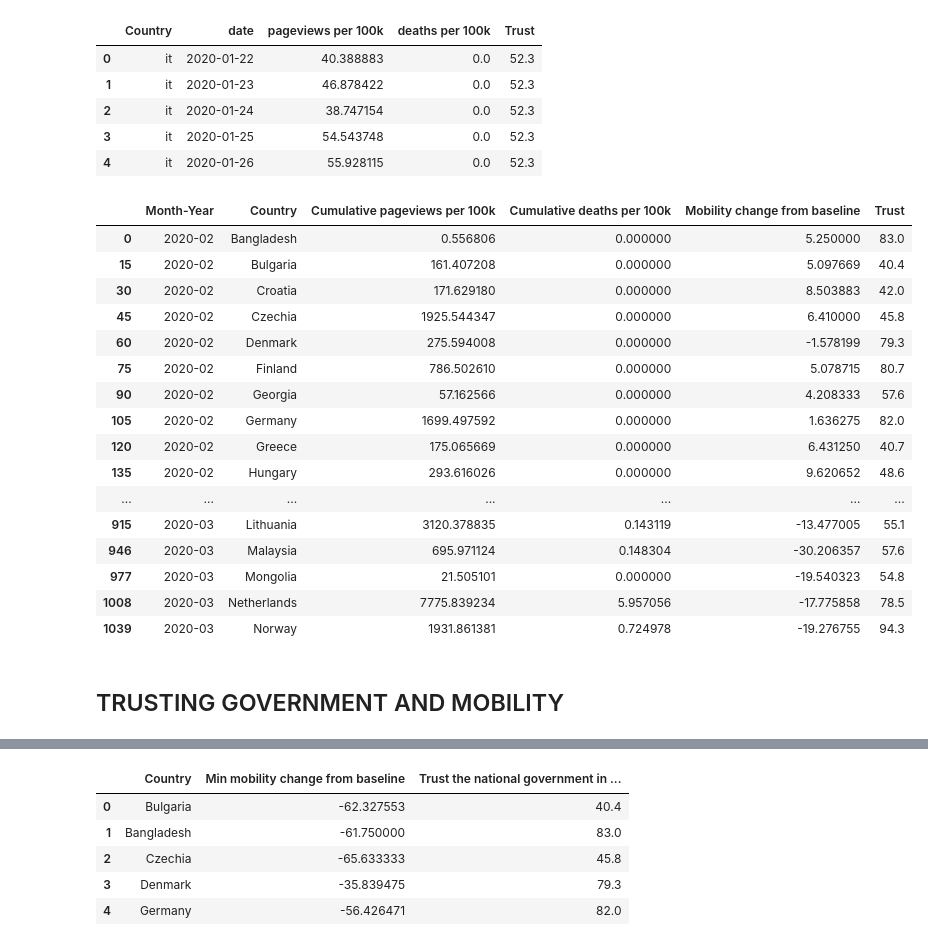
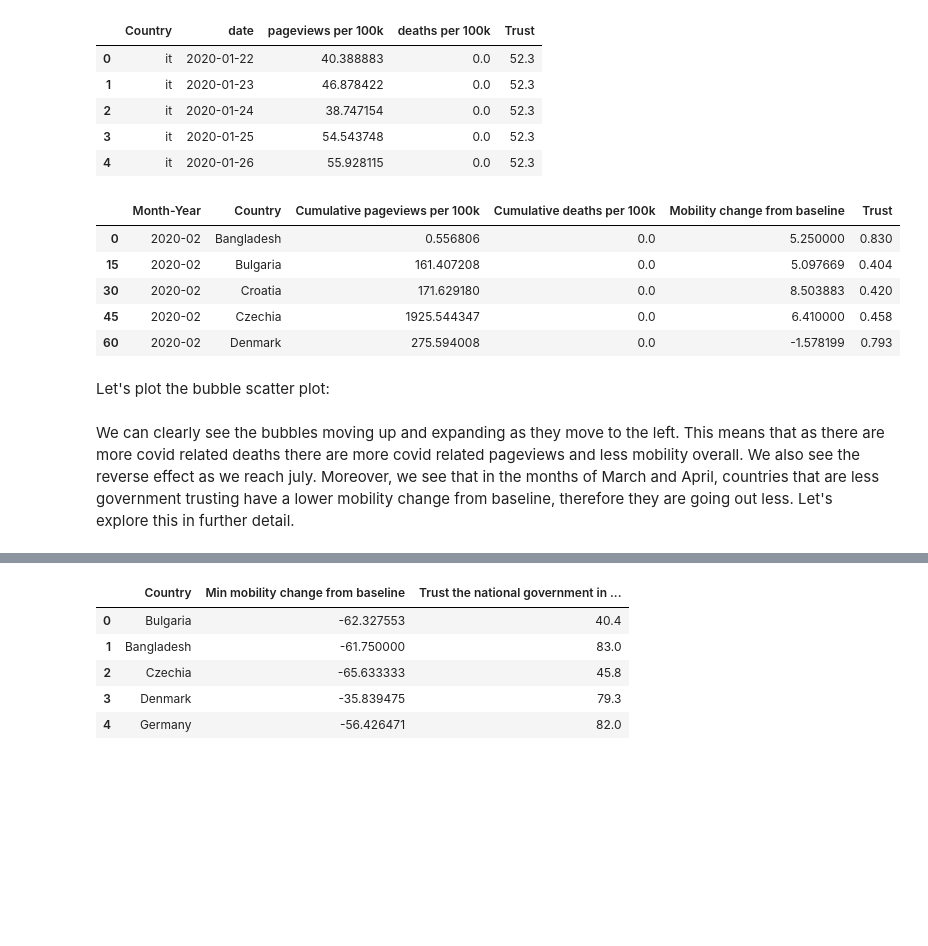
Before and after one commit to epfl-ada/ada-2022-project-thedatadiggers22, a Jupyter notebook: animated_figure.ipynb, the cells around one changed output, grey strips where cells are left out. Cells and saved outputs as stored; diff of their text form; code cells hidden in the pictures; blank space fills up the shorter version.

```diff
--- a/animated_figure.ipynb
+++ b/animated_figure.ipynb
@@ -11,0 +28,12 @@ from scipy import stats
+# %%
+#Load mobility data
+
+mobility = get_mobility_df(get_country_dict('trust gov mobility'))
+moving_mobility_df = mobility['moving category'].reset_index()
+
+# Select countries that appear in both the trust and mobility dataset
+moving_mobility_df['country_region'] =moving_mobility_df['country_region'].map(get_country_dict('trust gov mobility'))
+
+# Calculate median moving mobility on each day and save in a dataframe
+median_mobility_df = moving_mobility_df.groupby('date')['moving category'].median().to_frame().reset_index()
+median_mobility_df = median_mobility_df.rename(columns={'moving category':'Median mobility change from baseline', 'date': 'Date'})
@@ -92,33 +88,46 @@ df_animation['Country'] = df_animation['Country'].map(inv_map)
 # %%
+#Function
 def f(x):
     d = {}
     d['Cumulative pageviews per 100k'] = x['pageviews per 100k'].sum()
     d['Cumulative deaths per 100k'] = x['deaths per 100k'].sum()
     d["Mobility change from baseline"] = x['moving category'].mean()
 
 
     return pd.Series(d, index=['Cumulative pageviews per 100k','Cumulative deaths per 100k', "Mobility change from baseline"])
 
+# Add mobility to df_animation
+# merge dataframe with the mobility dataset
+df_animation = df_animation.merge(moving_mobility_df, left_on=['Country','date'],  right_on=['country_region','date'])
+df_animation = df_animation.drop(columns=['country_region','country_region_code'])
+df_animation['date']=df_animation['date'].astype(str)
+
+# Rename the date to make it clearer
+df_animation['Month-Year'] = pd.to_datetime(df_animation['date']).dt.to_period('M')
+df_animation['Month-Year']=df_animation['Month-Year'].astype(str)
+
+# Rename the country codes to country anmes
+inv_map = {v: k for k, v in get_country_dict('trust gov mobility').items()}
+df_animation['Country'] = df_animation['Country'].map(inv_map)
+
+# Apply funciton in helper to apply aggregate functions
 grouped_df = df_animation.groupby(['Month-Year','Country']).apply(f)
 grouped_df = grouped_df.reset_index()
 grouped_df =grouped_df.merge(df_animation[['Country','Month-Year','Trust']], how='left', on=['Month-Year','Country']).drop_duplicates()
-grouped_df.head(50)
+
+# Change trust to value between 0 and 1
+grouped_df["Trust"] = grouped_df["Trust"]/100
+
+df = grouped_df.round(decimals=3) # Round dataset values to 3 decimal places
+
+grouped_df.head()
 # %% [output]
 |  | Month-Year | Country | Cumulative pageviews per 100k | Cumulative deaths per 100k | Mobility change from baseline | Trust |
-| 0 | 2020-02 | Bangladesh | 0.556806 | 0.000000 | 5.250000 | 83.0 |
-| 15 | 2020-02 | Bulgaria | 161.407208 | 0.000000 | 5.097669 | 40.4 |
-| 30 | 2020-02 | Croatia | 171.629180 | 0.000000 | 8.503883 | 42.0 |
-| 45 | 2020-02 | Czechia | 1925.544347 | 0.000000 | 6.410000 | 45.8 |
-| 60 | 2020-02 | Denmark | 275.594008 | 0.000000 | -1.578199 | 79.3 |
-| 75 | 2020-02 | Finland | 786.502610 | 0.000000 | 5.078715 | 80.7 |
-| 90 | 2020-02 | Georgia | 57.162566 | 0.000000 | 4.208333 | 57.6 |
-| 105 | 2020-02 | Germany | 1699.497592 | 0.000000 | 1.636275 | 82.0 |
-| 120 | 2020-02 | Greece | 175.065669 | 0.000000 | 6.431250 | 40.7 |
-| 135 | 2020-02 | Hungary | 293.616026 | 0.000000 | 9.620652 | 48.6 |
-| ... | ... | ... | ... | ... | ... | ... |
-| 915 | 2020-03 | Lithuania | 3120.378835 | 0.143119 | -13.477005 | 55.1 |
-| 946 | 2020-03 | Malaysia | 695.971124 | 0.148304 | -30.206357 | 57.6 |
-| 977 | 2020-03 | Mongolia | 21.505101 | 0.000000 | -19.540323 | 54.8 |
-| 1008 | 2020-03 | Netherlands | 7775.839234 | 5.957056 | -17.775858 | 78.5 |
-| 1039 | 2020-03 | Norway | 1931.861381 | 0.724978 | -19.276755 | 94.3 |
+| 0 | 2020-02 | Bangladesh | 0.556806 | 0.0 | 5.250000 | 0.830 |
+| 15 | 2020-02 | Bulgaria | 161.407208 | 0.0 | 5.097669 | 0.404 |
+| 30 | 2020-02 | Croatia | 171.629180 | 0.0 | 8.503883 | 0.420 |
+| 45 | 2020-02 | Czechia | 1925.544347 | 0.0 | 6.410000 | 0.458 |
+| 60 | 2020-02 | Denmark | 275.594008 | 0.0 | -1.578199 | 0.793 |
+# %% [markdown]
+Let's plot the bubble scatter plot:
 # %%
@@ -156,2 +147,2 @@ fig.write_html('/Users/charlottsertic/Documents/GitHub/ada-2022-project-thedatad
-# %% [markdown]
-## TRUSTING GOVERNMENT AND MOBILITY
+# %% [markdown]
+We can clearly see the bubbles moving up and expanding as they move to the left. This means that as there are more covid related deaths there are more covid related pageviews and less mobility overall. We also see the reverse effect as we reach july. Moreover, we see that in the months of March and April, countries that are less government trusting have a lower mobility change from baseline, therefore they are going out less. Let's explore this in further detail.
```
Also changed, not shown: parts of 21 cells of this notebook, 3 other files.
